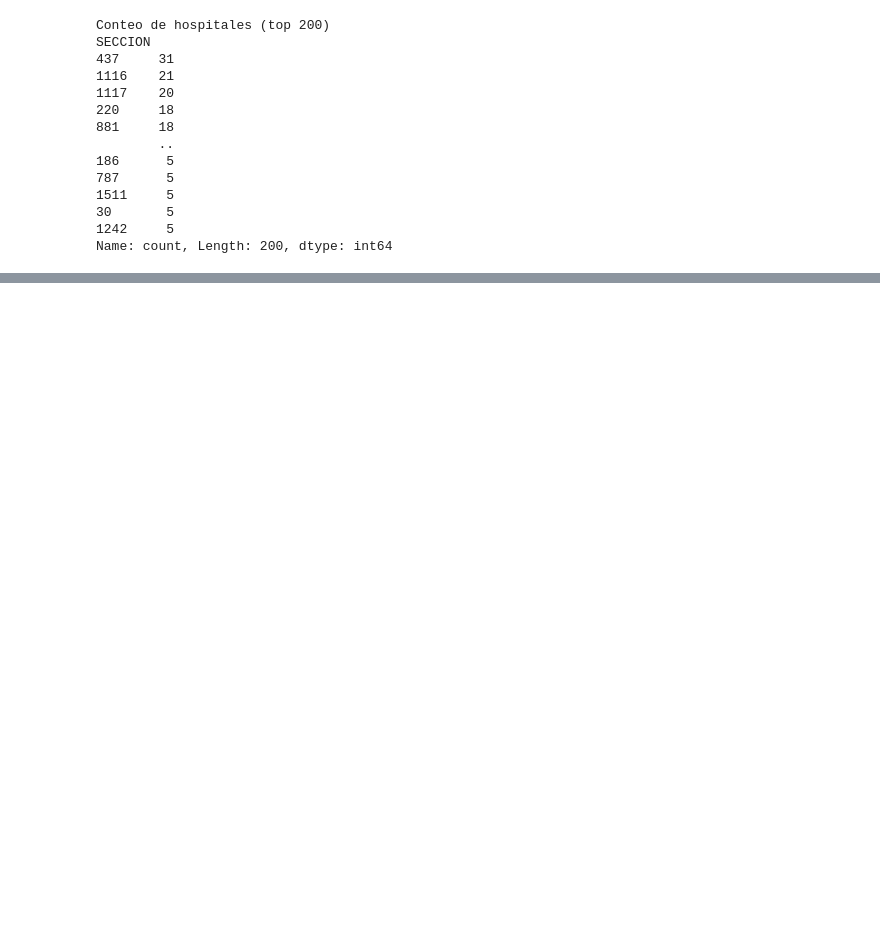
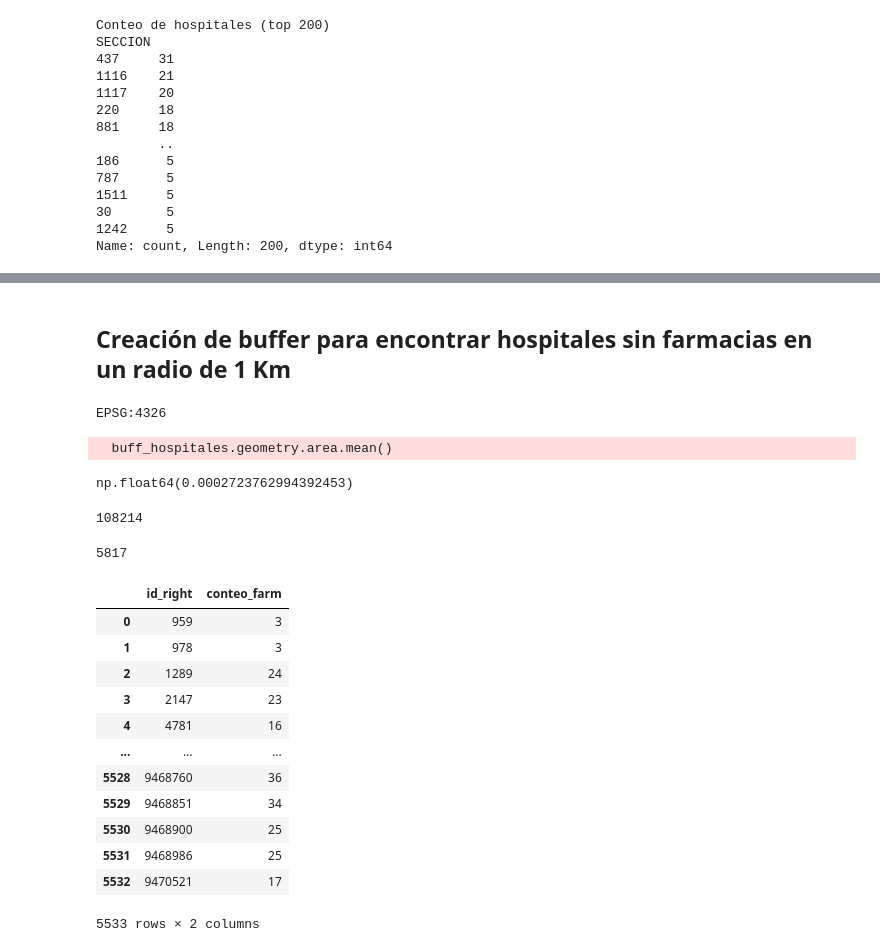
Before and after one commit to guillermoArr/Dataton_2024, a Jupyter notebook: src/puntos_interes.ipynb, the cells around one changed output, grey strips where cells are left out. Saved outputs shown, nothing was run; the diff lists cells and outputs as text; code cells hidden in the pictures; blank space fills up the shorter version.

```diff
--- a/src/puntos_interes.ipynb
+++ b/src/puntos_interes.ipynb
@@ -699,3 +701,5 @@ SECCION
 1625    1
 4978    1
 Name: count, Length: 200, dtype: int64
+# %% [markdown]
+## Creación de buffer para encontrar hospitales sin farmacias en un radio de 1 Km
@@ -701,0 +719,45 @@ Name: count, Length: 200, dtype: int64
+# %%
+print(buff_hospitales.crs)
+buff_hospitales.geometry.area.mean()
+# %% [output]
+EPSG:4326
+  buff_hospitales.geometry.area.mean()
+np.float64(0.0002723762994392453)
+# %%
+# Ajustamos ambos sistemas de medición
+buff_hospitales = buff_hospitales.to_crs(data_farmacias.crs)
+
+# Buscamos unir los datasets según aquellas farmacias que caigan dentro de los polígonos (buffer de hospitales)
+farm_per_hosp = gpd.sjoin(data_farmacias, buff_hospitales, how='inner', predicate='within')
+print(len(farm_per_hosp))
+
+# Contamos farmacias por hospital
+cont_farm_p_hosp = farm_per_hosp.groupby('id_right').size().reset_index(name='conteo_farm')
+
+# Regresamos al dataset original con un merge con mayor importancia a los hospitales
+result = buff_hospitales.merge(cont_farm_p_hosp, left_index=True, right_on='id_right', how='left')
+
+# LLenamos los valores faltantes con 0 (aquellos hospitales que no tuvieron ninguna farmacia cercana)
+result['conteo_farm'] = result['conteo_farm'].fillna(0)
+result.set_index('id_right', inplace=True)
+result.conteo_farm = result.conteo_farm.astype('int64')
+# %% [output]
+108214
+# %%
+print(len(data_hospitales))
+cont_farm_p_hosp
+# %% [output]
+5817
+|  | id_right | conteo_farm |
+| 0 | 959 | 3 |
+| 1 | 978 | 3 |
+| 2 | 1289 | 24 |
+| 3 | 2147 | 23 |
+| 4 | 4781 | 16 |
+| ... | ... | ... |
+| 5528 | 9468760 | 36 |
+| 5529 | 9468851 | 34 |
+| 5530 | 9468900 | 25 |
+| 5531 | 9468986 | 25 |
+| 5532 | 9470521 | 17 |
+5533 rows × 2 columns
```
Also changed, not shown: parts of 6 cells of this notebook.
